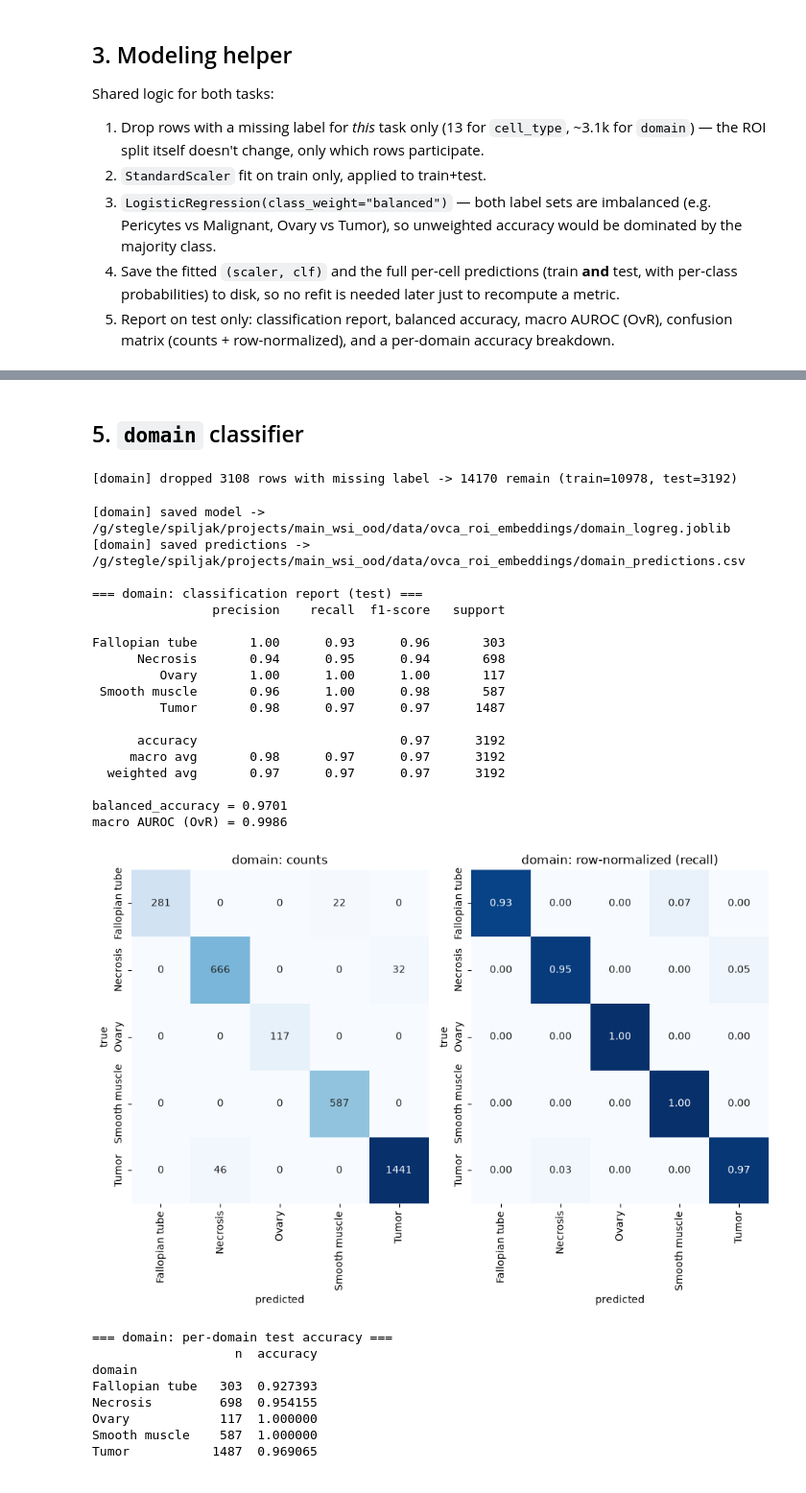
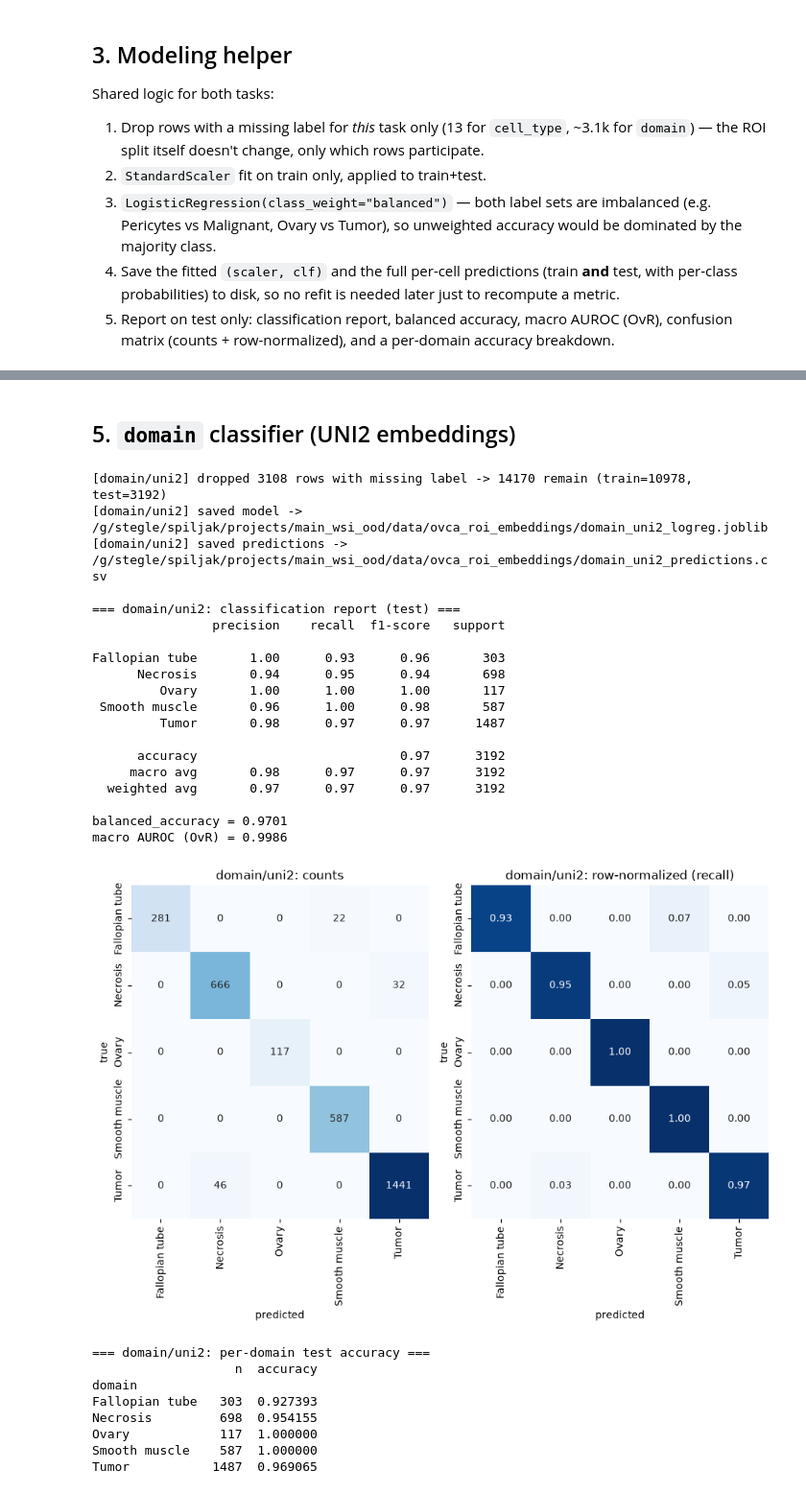
Before and after one commit to captainPopec/David-Spiljak-Lab-rotation-2, a Jupyter notebook: notebooks/05_roi_embedding_classifiers.ipynb, the cells around one changed output, grey strips where cells are left out. Shown at 96% size. Drawn from its saved outputs; the diff is of its cells as text; code cells hidden in the pictures.

```diff
--- a/notebooks/05_roi_embedding_classifiers.ipynb
+++ b/notebooks/05_roi_embedding_classifiers.ipynb
@@ -323,33 +341,33 @@ Tumor           1487  0.591796
 # %% [markdown]
-## 5. `domain` classifier
+## 5. `domain` classifier (UNI2 embeddings)
 # %%
-domain_results = fit_eval_task(adata, "domain", DATA_DIR)
+domain_results = fit_eval_task(adata, "domain", DATA_DIR, embedding_key="uni2")
 # %% [output]
-[domain] dropped 3108 rows with missing label -> 14170 remain (train=10978, test=3192)
+[domain/uni2] dropped 3108 rows with missing label -> 14170 remain (train=10978, test=3192)
+[domain/uni2] saved model -> /g/stegle/spiljak/projects/main_wsi_ood/data/ovca_roi_embeddings/domain_uni2_logreg.joblib
+[domain/uni2] saved predictions -> /g/stegle/spiljak/projects/main_wsi_ood/data/ovca_roi_embeddings/domain_uni2_predictions.csv
+
+=== domain/uni2: classification report (test) ===
+                precision    recall  f1-score   support
+
+Fallopian tube       1.00      0.93      0.96       303
+      Necrosis       0.94      0.95      0.94       698
+         Ovary       1.00      1.00      1.00       117
+ Smooth muscle       0.96      1.00      0.98       587
+         Tumor       0.98      0.97      0.97      1487
+
+      accuracy                           0.97      3192
+     macro avg       0.98      0.97      0.97      3192
+  weighted avg       0.97      0.97      0.97      3192
+
+balanced_accuracy = 0.9701
+macro AUROC (OvR) = 0.9986
+[figure, new version]
-[domain] saved model -> /g/stegle/spiljak/projects/main_wsi_ood/data/ovca_roi_embeddings/domain_logreg.joblib
-[domain] saved predictions -> /g/stegle/spiljak/projects/main_wsi_ood/data/ovca_roi_embeddings/domain_predictions.csv
-
-=== domain: classification report (test) ===
-                precision    recall  f1-score   support
-
-Fallopian tube       1.00      0.93      0.96       303
-      Necrosis       0.94      0.95      0.94       698
-         Ovary       1.00      1.00      1.00       117
- Smooth muscle       0.96      1.00      0.98       587
-         Tumor       0.98      0.97      0.97      1487
-
-      accuracy                           0.97      3192
-     macro avg       0.98      0.97      0.97      3192
-  weighted avg       0.97      0.97      0.97      3192
-
-balanced_accuracy = 0.9701
-macro AUROC (OvR) = 0.9986
+=== domain/uni2: per-domain test accuracy ===
+                   n  accuracy
+domain
+Fallopian tube   303  0.927393
+Necrosis         698  0.954155
+Ovary            117  1.000000
+Smooth muscle    587  1.000000
+Tumor           1487  0.969065
-[figure, old version]
-=== domain: per-domain test accuracy ===
-                   n  accuracy
-domain
-Fallopian tube   303  0.927393
-Necrosis         698  0.954155
-Ovary            117  1.000000
-Smooth muscle    587  1.000000
-Tumor           1487  0.969065
```
Also changed, not shown: parts of 12 cells of this notebook.
